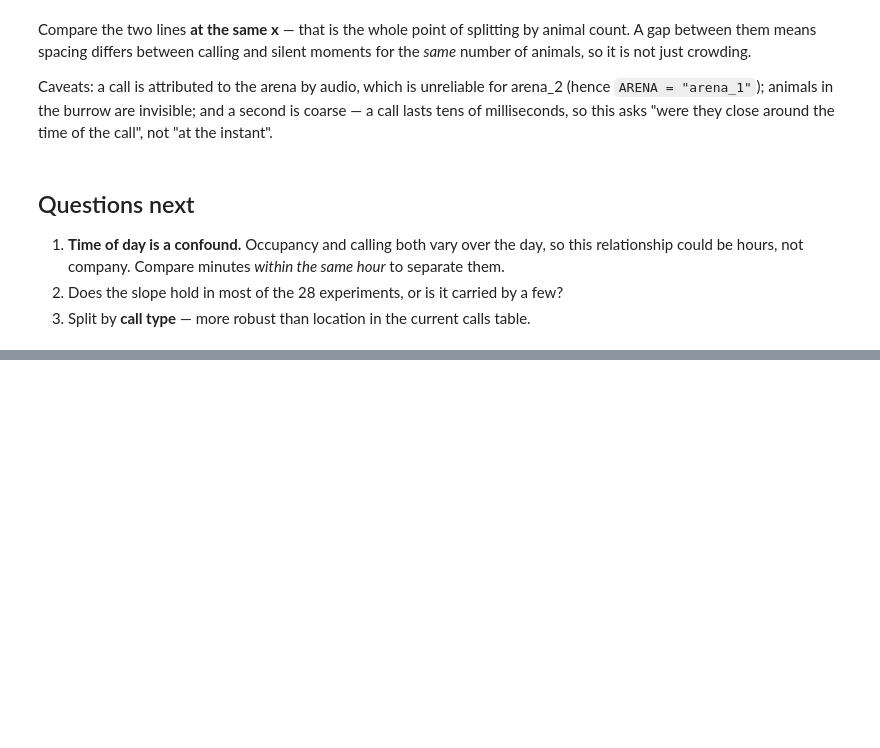
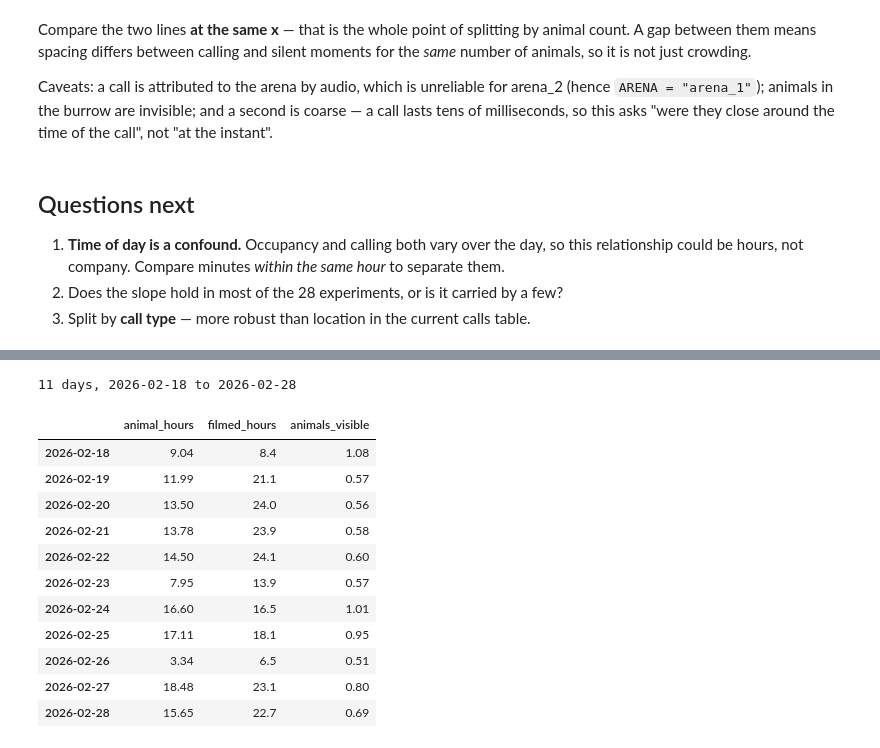
Before and after one commit to GilyGinosar/gerbil_vocalization_analysis, a Jupyter notebook: notebooks/explore_tracking.ipynb, the cells around one changed output, grey strips where cells are left out. Cells and saved outputs as stored; diff of their text form; code cells hidden in the pictures; blank space fills up the shorter version.

```diff
--- a/notebooks/explore_tracking.ipynb
+++ b/notebooks/explore_tracking.ipynb
@@ -639,0 +652,49 @@ of milliseconds, so this asks "were they close around the time of the call", not
+# %%
+DAY_LOCATION = "arena_1"
+
+daily_seconds = {}          # date -> animal-seconds per cell
+
+for exp in experiments_in(DATE):
+    points = load_detections(DATE, exp=exp, location=DAY_LOCATION, quiet=True,
+                             columns=["center_x", "center_y", "start_time_real"])
+    if len(points) == 0:
+        continue
+
+    points = points.copy()
+    points["day"] = points["start_time_real"].dt.date
+
+    for day, rows in points.groupby("day"):
+        counts, _, _ = np.histogram2d(rows.center_x, rows.center_y, bins=[x_edges, y_edges])
+        if day not in daily_seconds:
+            daily_seconds[day] = np.zeros_like(counts)
+        daily_seconds[day] += counts / FPS
+
+days = sorted(daily_seconds)
+print(f"{len(days)} days, {days[0]} to {days[-1]}")
+# %% [output]
+11 days, 2026-02-18 to 2026-02-28
+# %%
+# Filmed time per day, so we can report animals visible rather than raw detections.
+videos_here = videos[videos.location == DAY_LOCATION].copy()
+videos_here["day"] = videos_here["chunk_start_real"].dt.date
+filmed_hours_per_day = videos_here.groupby("day").size() * 6 / 60
+
+summary_by_day = pd.DataFrame({
+    "animal_hours": {d: daily_seconds[d].sum() / 3600 for d in days},
+    "filmed_hours": filmed_hours_per_day,
+}).dropna()
+summary_by_day["animals_visible"] = summary_by_day.animal_hours / summary_by_day.filmed_hours
+summary_by_day.round(2)
+# %% [output]
+|  | animal_hours | filmed_hours | animals_visible |
+| 2026-02-18 | 9.04 | 8.4 | 1.08 |
+| 2026-02-19 | 11.99 | 21.1 | 0.57 |
+| 2026-02-20 | 13.50 | 24.0 | 0.56 |
+| 2026-02-21 | 13.78 | 23.9 | 0.58 |
+| 2026-02-22 | 14.50 | 24.1 | 0.60 |
+| 2026-02-23 | 7.95 | 13.9 | 0.57 |
+| 2026-02-24 | 16.60 | 16.5 | 1.01 |
+| 2026-02-25 | 17.11 | 18.1 | 0.95 |
+| 2026-02-26 | 3.34 | 6.5 | 0.51 |
+| 2026-02-27 | 18.48 | 23.1 | 0.80 |
+| 2026-02-28 | 15.65 | 22.7 | 0.69 |
```
Also changed, not shown: parts of 12 cells of this notebook.
